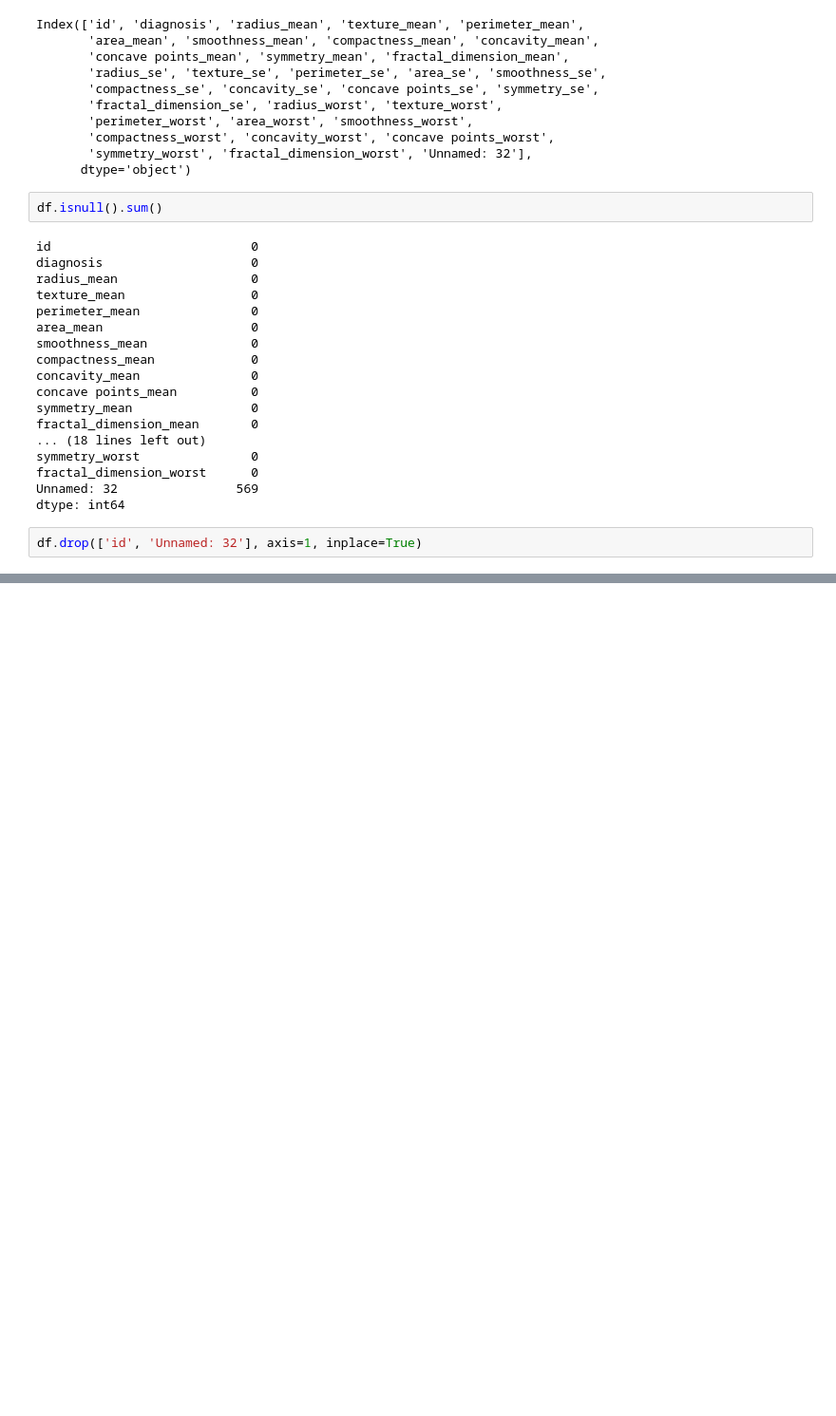
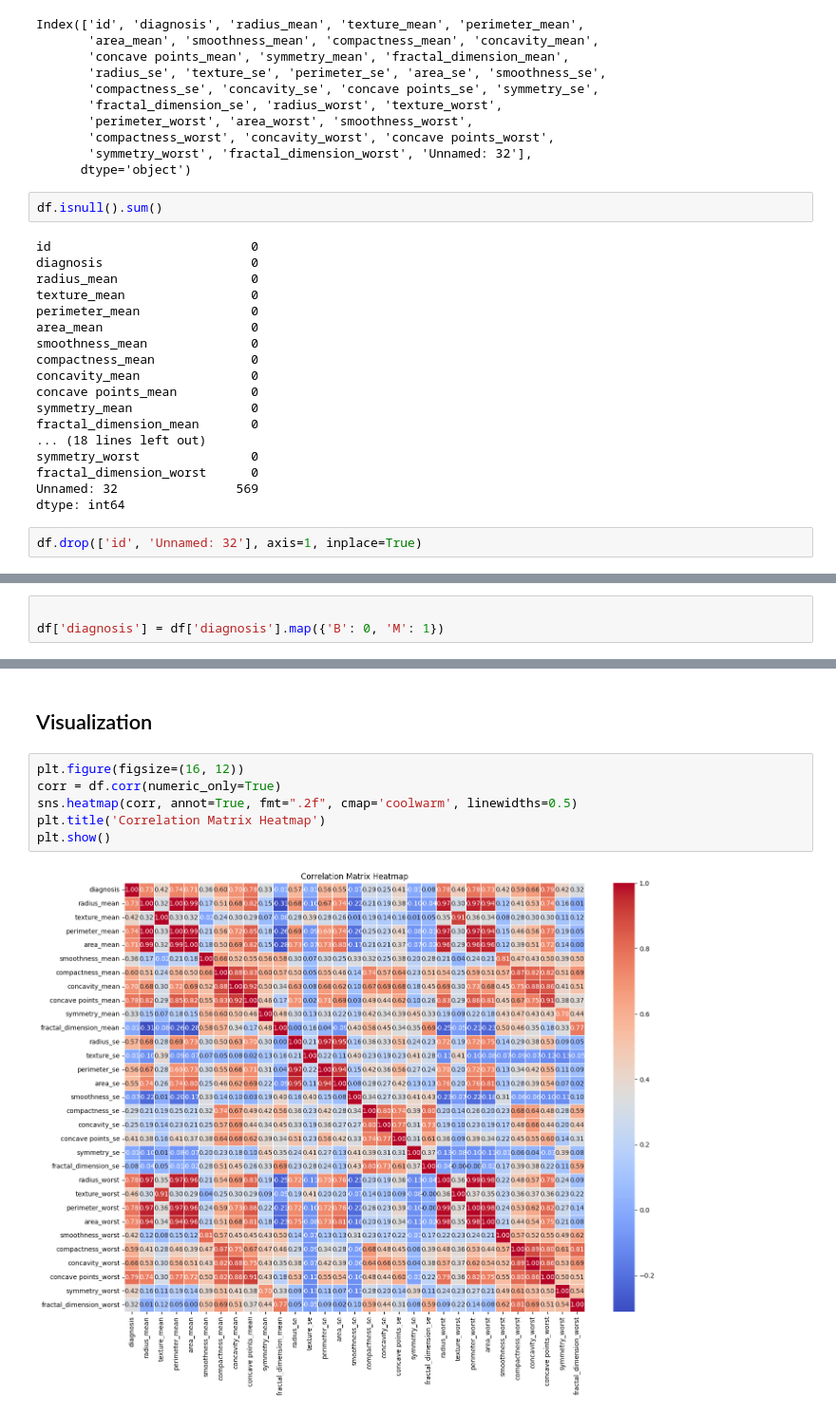
Before and after one commit to murad-02/Breast_Cancer_Detection, a Jupyter notebook: NotebookFile/BreastcancerDetection.ipynb, the cells around one changed output, grey strips where cells are left out. Shown at 95% size. Saved outputs shown, nothing was run; the diff lists cells and outputs as text; blank space fills up the shorter version.

Commit message:
visualized some features

```diff
--- a/NotebookFile/BreastcancerDetection.ipynb
+++ b/NotebookFile/BreastcancerDetection.ipynb
@@ -110,0 +121,3 @@ df.head()
+# %%
+
+df['diagnosis'] = df['diagnosis'].map({'B': 0, 'M': 1})
@@ -110,0 +134,10 @@ df.head()
+# %% [markdown]
+## Visualization
+# %%
+plt.figure(figsize=(16, 12))
+corr = df.corr(numeric_only=True)
+sns.heatmap(corr, annot=True, fmt=".2f", cmap='coolwarm', linewidths=0.5)
+plt.title('Correlation Matrix Heatmap')
+plt.show()
+# %% [output]
+[figure, added]
```
Also changed, not shown: parts of 10 cells of this notebook.
